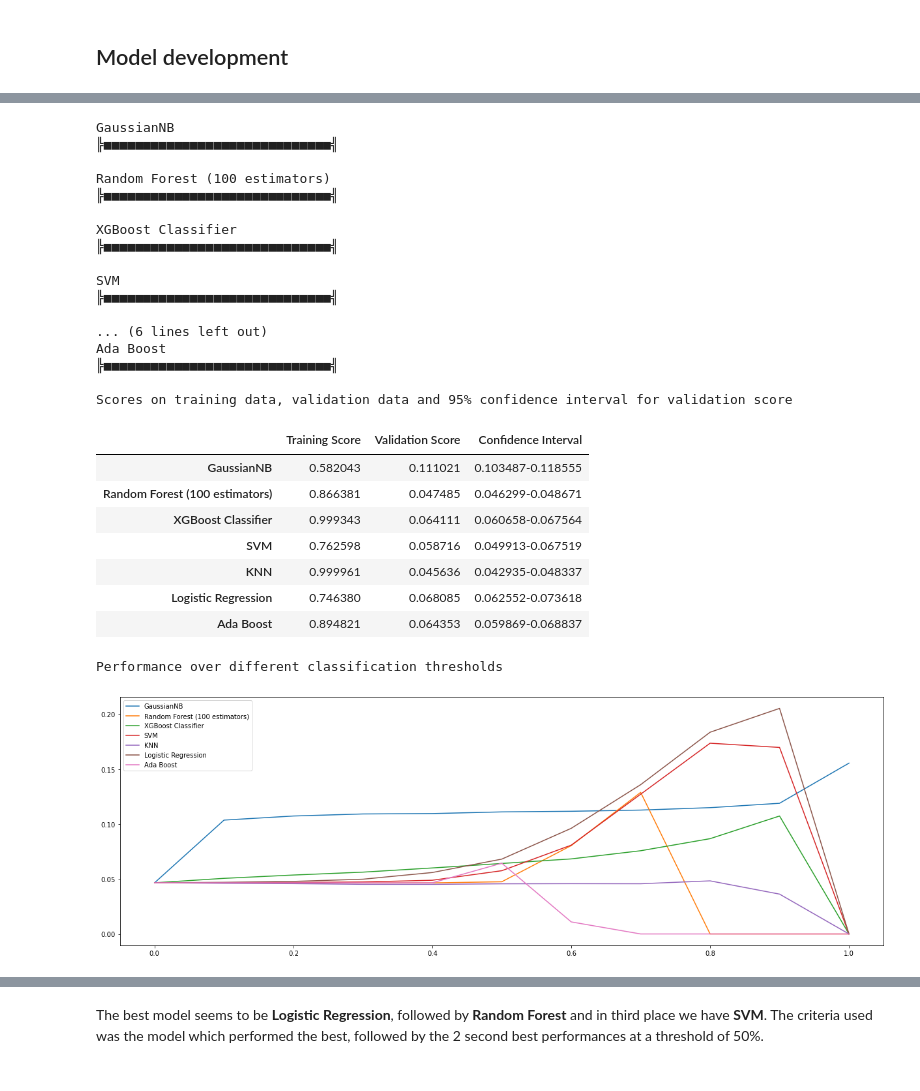
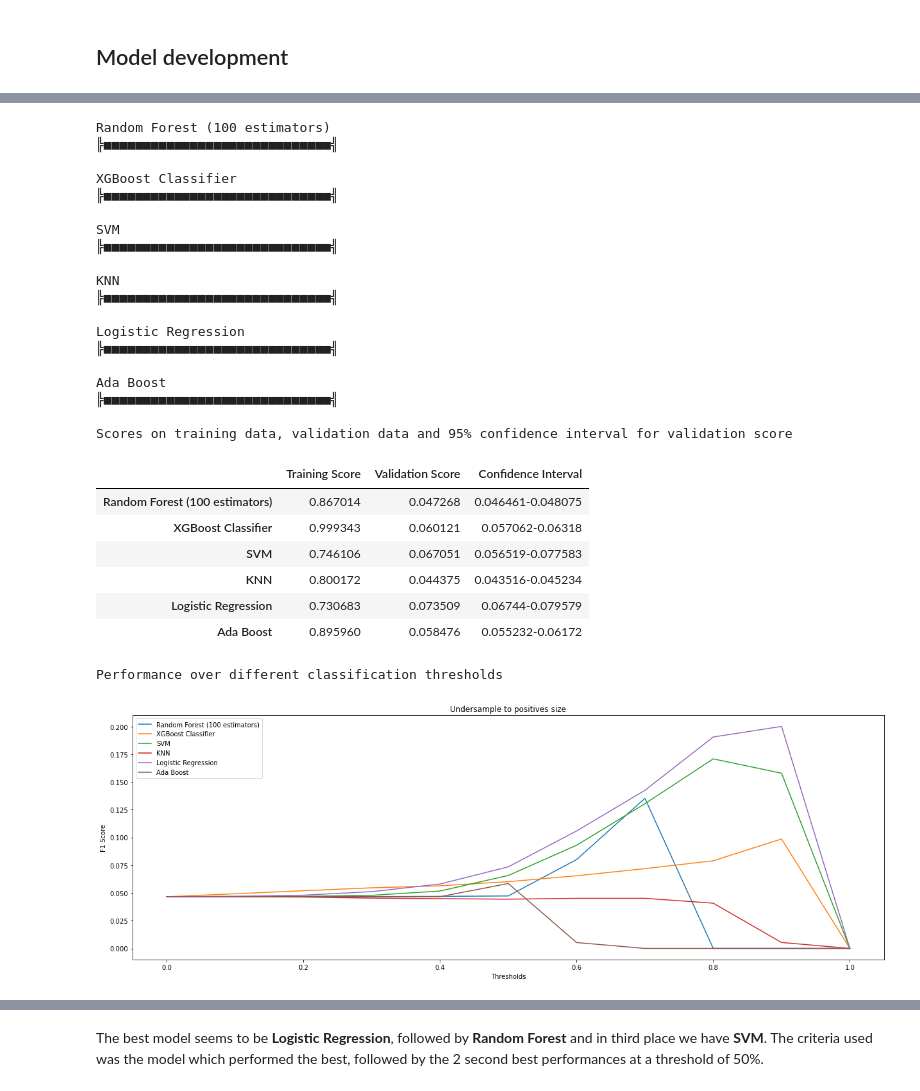
Before and after one commit to Sir-Slade/covid_prediction_project, a Jupyter notebook: PredictorExperimentsClean.ipynb, the cells around one changed output, grey strips where cells are left out. Cells and saved outputs as stored; diff of their text form; code cells hidden in the pictures.

```diff
--- a/PredictorExperimentsClean.ipynb
+++ b/PredictorExperimentsClean.ipynb
@@ -210,7 +183,7 @@ def cross_validation_class_ratios(data_x, data_y, model, folds, ratio_negatives_
         #and evaluate them using f1_scores and put them on the threshold_results for the corresponding fold
         #which will be converted into a mean when we return it.
         threshold_results[i] += [f1_score(valid_y, pd.cut(v_pred_prob, [-1, x, 1.1],
-                                                          right=False, labels=["Negative", "Positive"]), pos_label="Positive") for x in thresholds]
+                                                          right=False, labels=["Negative", "Positive"], include_lowest=True), pos_label="Positive") for x in thresholds]
 
         ##End of probability calculations
 
@@ -227,7 +200,7 @@ def cross_validation_class_ratios(data_x, data_y, model, folds, ratio_negatives_
 
     return results.mean(axis=0), results.std(ddof=1, axis=0), threshold_results.mean(axis=0) # 'ddof=1' means the divisor will be n-1 (ddof is degrees of freedom) since this is a sample of all possible results
 
-def run_models(data_x, data_y, models, folds=10, ratio_negatives_to_positives=-1, thresholds=np.linspace(0,1, num=11), sample_weights=None):
+def run_models(data_x, data_y, models, folds=10, ratio_negatives_to_positives=-1, class_threshold=.5, thresholds=np.linspace(0,1, num=11), sample_weights=None, name="UntitledExperiment"):
     result_table = np.zeros((len(models),2))
     result_ci_table = np.zeros((2,len(models), 1)) #(2=Means and spread, num of models, num of metrics)
     thresholds_table = np.zeros((len(models), thresholds.shape[0]))
@@ -238,7 +211,7 @@ def run_models(data_x, data_y, models, folds=10, ratio_negatives_to_positives=-1
         print(Fore.RED, model, Fore.BLACK, sep="")
         try:
             results_mean, results_std, threshold_results = cross_validation_class_ratios(
-                data_x, data_y, models[model], folds, ratio_negatives_to_positives, thresholds=thresholds)
+                data_x, data_y, models[model], folds, ratio_negatives_to_positives, class_threshold=class_threshold, thresholds=thresholds)
 
             result_table[i] = results_mean
             result_ci_table[0,i] = results_mean[1] #Save data to create the confidence interval table from validation data only
@@ -266,6 +239,10 @@ def run_models(data_x, data_y, models, folds=10, ratio_negatives_to_positives=-1
 
     print("Performance over different classification thresholds")
     plt.legend()
+    plt.title(name)
+    plt.xlabel("Thresholds")
+    plt.ylabel("F1 Score")
+    plt.savefig("ReportFigures/" + name + ".png")
     plt.show()
 
     display(pd.DataFrame(thresholds_table, index=models.keys(), columns=thresholds))
@@ -467,16 +444,15 @@ Index(['cough', 'cough_severity', 'ctab', 'days_since_symptom_onset', 'dia',
 ## Model development
 # %%
 models ={
-    "GaussianNB" : GaussianNB(),
     "Random Forest (100 estimators)" : RandomForestClassifier(min_samples_leaf=100),
-    "XGBoost Classifier" : XGBAdapter(n_estimators=100),
+    "XGBoost Classifier" : XGBClassifier(n_estimators=100, verbosity=0),
     "SVM" : SVC(kernel='linear', probability=True),
-    "KNN" : KNeighborsClassifier(n_neighbors=100, weights="distance"),
+    "KNN" : KNeighborsClassifier(n_neighbors=300, weights="uniform", algorithm="brute"),
     "Logistic Regression" : LogisticRegression(),
     "Ada Boost" : AdaBoostClassifier()
 }
 # %%
-run_models(X[selected_features], y, models, folds=30, ratio_negatives_to_positives=0)
+run_models(X[selected_features], y, models, folds=30, ratio_negatives_to_positives=0, name="Original proportion")
 # %% [output]
 GaussianNB
 ╠■■■■■■■■■■■■■■■■■■■■■■■■■■■■■╣
@@ -514,33 +490,34 @@ Performance over different classification thresholds
 | Logistic Regression | 0.04655 | 0.203563 | 0.159405 | 0.127612 | 0.102014 | 0.061946 | 0.037457 | 0.023392 | 0.012975 | 0.002222 | 0.000000 |
 | Ada Boost | 0.04655 | 0.046550 | 0.046550 | 0.046551 | 0.046674 | 0.068634 | 0.000000 | 0.000000 | 0.000000 | 0.000000 | 0.000000 |
 # %%
-run_models(X, y, models, folds=30, ratio_negatives_to_positives=1)
+run_models(X, y, models, folds=30, ratio_negatives_to_positives=1, name="Undersample to positives size")
 # %% [output]
-GaussianNB
-╠■■■■■■■■■■■■■■■■■■■■■■■■■■■■■╣
-
 Random Forest (100 estimators)
 ╠■■■■■■■■■■■■■■■■■■■■■■■■■■■■■╣
 
 XGBoost Classifier
 ╠■■■■■■■■■■■■■■■■■■■■■■■■■■■■■╣
 
 SVM
 ╠■■■■■■■■■■■■■■■■■■■■■■■■■■■■■╣
 
-... (6 lines left out)
+KNN
+╠■■■■■■■■■■■■■■■■■■■■■■■■■■■■■╣
+
+Logistic Regression
+╠■■■■■■■■■■■■■■■■■■■■■■■■■■■■■╣
+
 Ada Boost
 ╠■■■■■■■■■■■■■■■■■■■■■■■■■■■■■╣
 
 Scores on training data, validation data and 95% confidence interval for validation score
 |  | Training Score | Validation Score | Confidence Interval |
-| GaussianNB | 0.582043 | 0.111021 | 0.103487-0.118555 |
-| Random Forest (100 estimators) | 0.866381 | 0.047485 | 0.046299-0.048671 |
-| XGBoost Classifier | 0.999343 | 0.064111 | 0.060658-0.067564 |
-| SVM | 0.762598 | 0.058716 | 0.049913-0.067519 |
-| KNN | 0.999961 | 0.045636 | 0.042935-0.048337 |
-| Logistic Regression | 0.746380 | 0.068085 | 0.062552-0.073618 |
-| Ada Boost | 0.894821 | 0.064353 | 0.059869-0.068837 |
+| Random Forest (100 estimators) | 0.867014 | 0.047268 | 0.046461-0.048075 |
+| XGBoost Classifier | 0.999343 | 0.060121 | 0.057062-0.06318 |
+| SVM | 0.746106 | 0.067051 | 0.056519-0.077583 |
+| KNN | 0.800172 | 0.044375 | 0.043516-0.045234 |
+| Logistic Regression | 0.730683 | 0.073509 | 0.06744-0.079579 |
+| Ada Boost | 0.895960 | 0.058476 | 0.055232-0.06172 |
 Performance over different classification thresholds
-[figure, old version]
+[figure, new version]
 |  | 0.0 | 0.1 | 0.2 | 0.3 | 0.4 | 0.5 | 0.6 | 0.7 | 0.8 | 0.9 | 1.0 |
```
Also changed, not shown: parts of 11 cells of this notebook, 1 other file.
